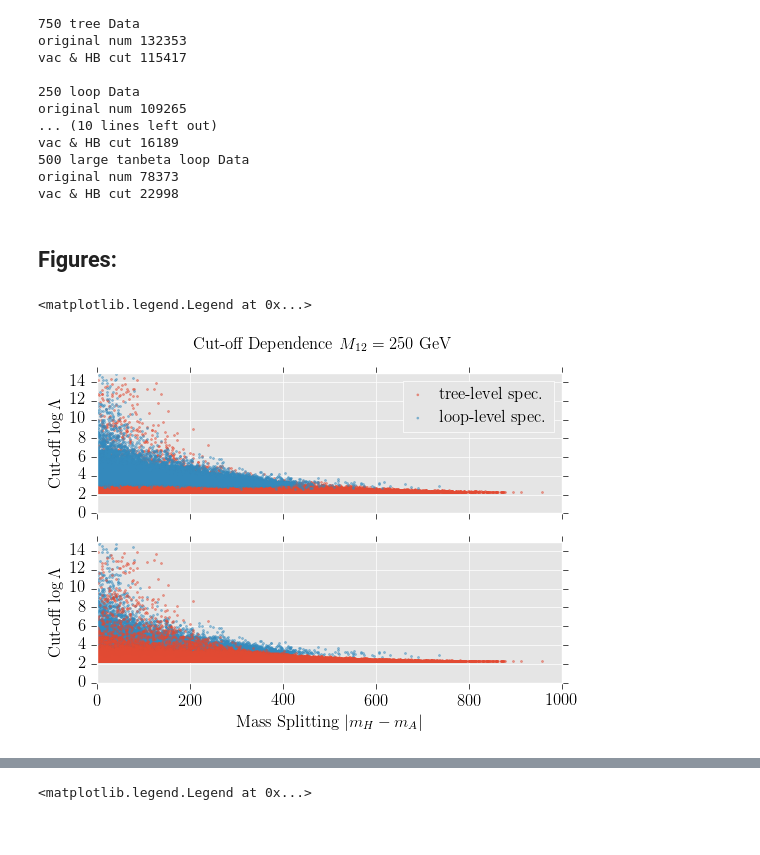
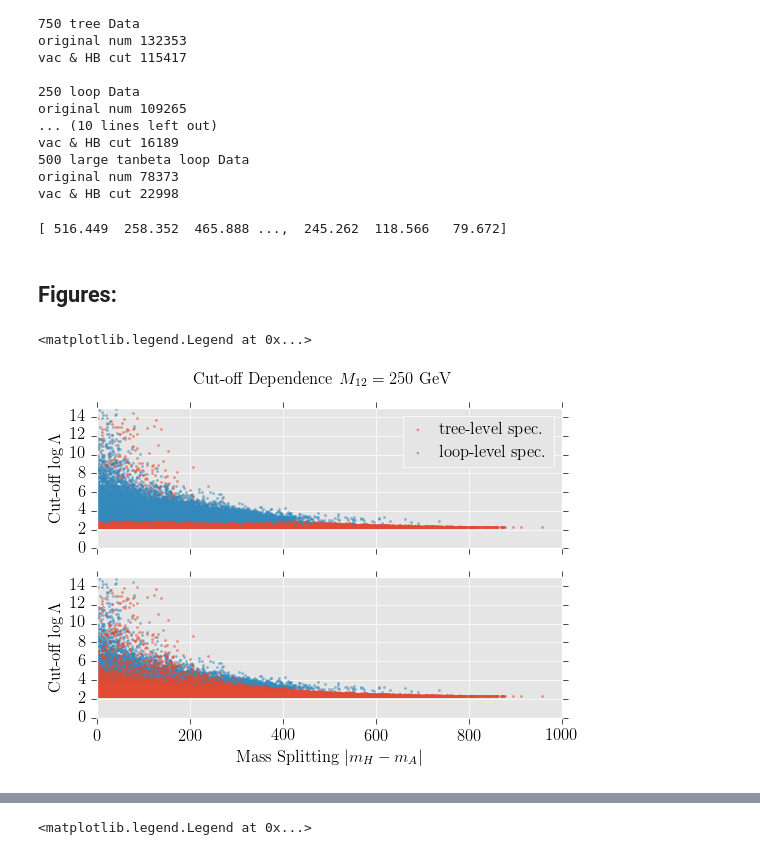
Before and after one commit to tobyopferkuch/THDM_UV, a Jupyter notebook: THDMII_AllPoints.ipynb, the cells around one changed output, grey strips where cells are left out. Saved outputs shown, nothing was run; the diff lists cells and outputs as text; code cells hidden in the pictures.

```diff
--- a/THDMII_AllPoints.ipynb
+++ b/THDMII_AllPoints.ipynb
@@ -128,23 +137,27 @@ def MA(key,data) :
+# %%
+print Max_mass_splitting(Data_250_tree_points_allowed)
+# %% [output]
+[ 516.449  258.352  465.888 ...,  245.262  118.566   79.672]
 # %% [markdown]
 ## Figures:
 # %%
 fig, ax = plt.subplots(2,1, sharex=True)
 
 fig.suptitle(r'Cut-off Dependence $M_{12}=250$ GeV')
 ax[1].set_xlabel(r'Mass Splitting $|m_{H}-m_{A}|$')
 
 for ax_ob in ax :
     ax_ob.set_ylabel(r'Cut-off $\log\Lambda$')
     ax_ob.set_xlim(0.,1000.)
     ax_ob.set_ylim(0.,15.)
 
-ax[0].scatter(np.abs(MA('MASS[35]',Data_250_tree_points_allowed)-MA('MASS[36]',Data_250_tree_points_allowed)),MA('CUTOFF[2]',Data_250_tree_points_allowed),color=default_colours[1], s=2., alpha=0.5, label=r'tree-level spec.')
+ax[0].scatter(np.abs(MA('MASS[35]',Data_250_tree_points_allowed)-MA('MASS[36]',Data_250_tree_points_allowed)),MA('CUTOFF[1]',Data_250_tree_points_allowed),color=default_colours[1], s=2., alpha=0.5, label=r'tree-level spec.')
 ax[0].scatter(np.abs(MA('MASS[35]',Data_250_loop_points_allowed)-MA('MASS[36]',Data_250_loop_points_allowed)),MA('CUTOFF[2]',Data_250_loop_points_allowed),color=default_colours[2], s=2., alpha=0.5, label=r'loop-level spec.')
 
 ax[1].scatter(np.abs(MA('MASS[35]',Data_250_loop_points_allowed)-MA('MASS[36]',Data_250_loop_points_allowed)),MA('CUTOFF[2]',Data_250_loop_points_allowed),color=default_colours[2], s=2., alpha=0.5)
 ax[1].scatter(np.abs(MA('MASS[35]',Data_250_tree_points_allowed)-MA('MASS[36]',Data_250_tree_points_allowed)),MA('CUTOFF[1]',Data_250_tree_points_allowed),color=default_colours[1], s=2., alpha=0.5)
 
 ax[0].legend(prop={'size':12}, handlelength=1.0, scatterpoints = 1)
 # %% [output]
 <matplotlib.legend.Legend at 0x...>
-[figure, old version]
+[figure, new version]
```
Also changed, not shown: parts of 5 cells of this notebook.
